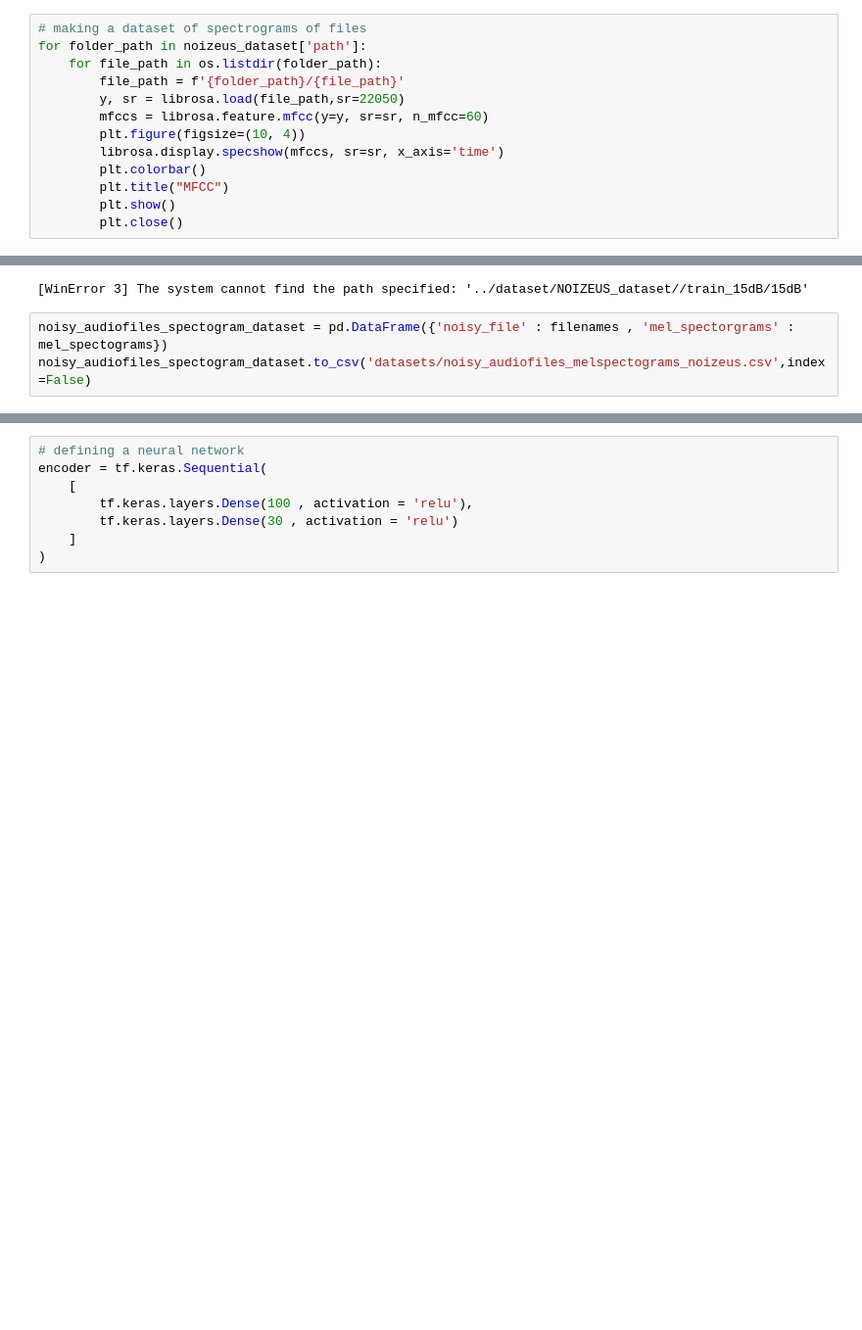
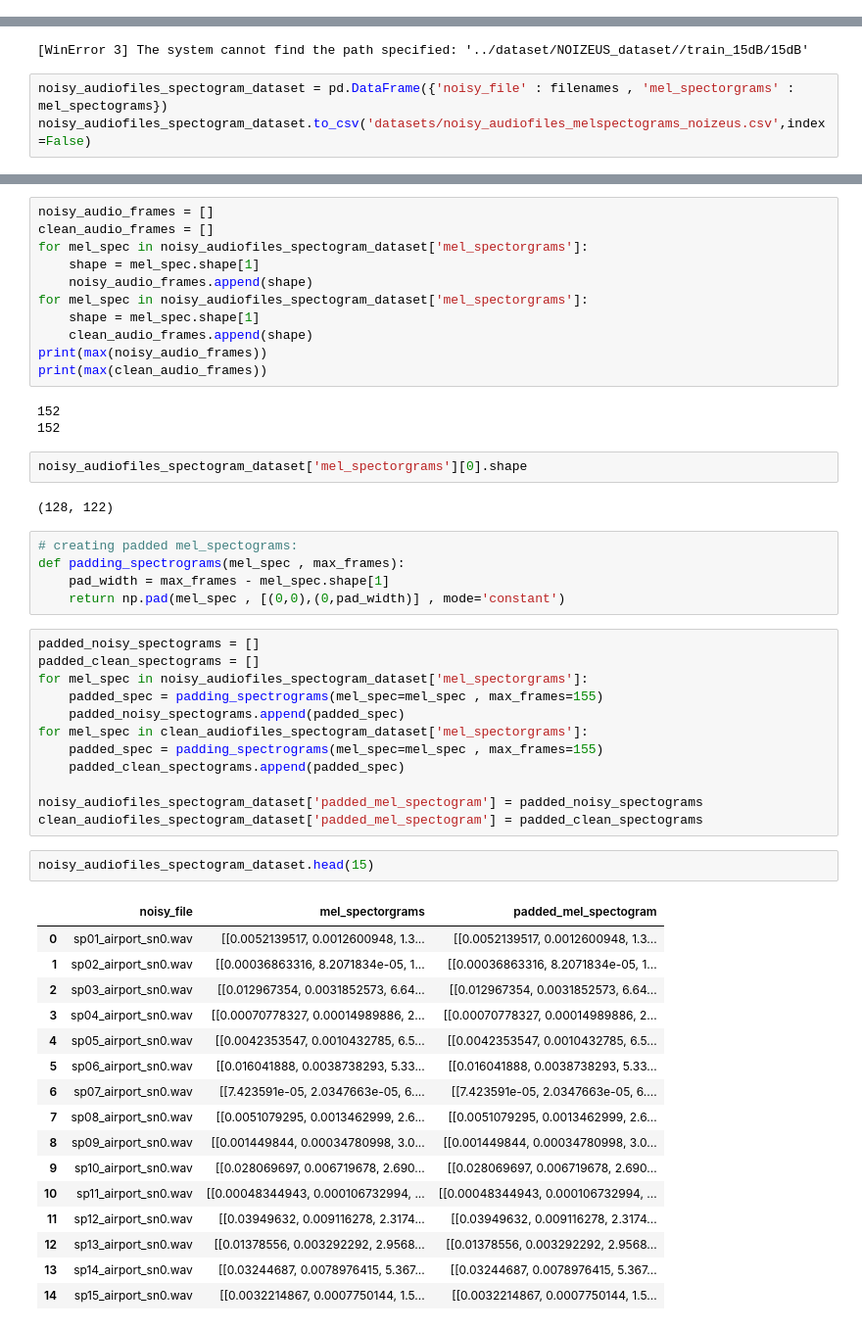
Before and after one commit to Cod-Am/Noise-Reduction-in-Speech, a Jupyter notebook: denoising_autoencoder.ipynb, the cells around one changed output, grey strips where cells are left out. Shown at 98% size. Drawn from its saved outputs; the diff is of its cells as text; blank space fills up the shorter version.

```diff
--- a/denoising_autoencoder.ipynb
+++ b/denoising_autoencoder.ipynb
@@ -42,19 +43,6 @@ for place in place_array:
 # %%
 noizeus_dataset = pd.DataFrame({'path' : audio_file_paths})
 noizeus_dataset.to_csv('datasets/noizeus_dataset_audio_file_paths.csv')
-# %%
-# making a dataset of spectrograms of files
-for folder_path in noizeus_dataset['path']:
-    for file_path in os.listdir(folder_path):
-        file_path = f'{folder_path}/{file_path}'
-        y, sr = librosa.load(file_path,sr=22050)
-        mfccs = librosa.feature.mfcc(y=y, sr=sr, n_mfcc=60)
-        plt.figure(figsize=(10, 4))
-        librosa.display.specshow(mfccs, sr=sr, x_axis='time')
-        plt.colorbar()
-        plt.title("MFCC")
-        plt.show()
-        plt.close()
 # %%
 filenames = []
 mel_spectograms = []
@@ -112,9 +100,55 @@ clean_audiofiles_spectogram_dataset = pd.DataFrame({'noisy_file' : filenames , '
 clean_audiofiles_spectogram_dataset.to_csv('datasets/clean_audiofiles_melspectograms_noizeus.csv',index=False)
-# %%
-# defining a neural network
-encoder = tf.keras.Sequential(
-    [
-        tf.keras.layers.Dense(100 , activation = 'relu'),
-        tf.keras.layers.Dense(30 , activation = 'relu')
-    ]
-)
+# %%
+noisy_audio_frames = []
+clean_audio_frames = []
+for mel_spec in noisy_audiofiles_spectogram_dataset['mel_spectorgrams']:
+    shape = mel_spec.shape[1]
+    noisy_audio_frames.append(shape)
+for mel_spec in noisy_audiofiles_spectogram_dataset['mel_spectorgrams']:
+    shape = mel_spec.shape[1]
+    clean_audio_frames.append(shape)
+print(max(noisy_audio_frames))
+print(max(clean_audio_frames))
+# %% [output]
+152
+152
+# %%
+noisy_audiofiles_spectogram_dataset['mel_spectorgrams'][0].shape
+# %% [output]
+(128, 122)
+# %%
+# creating padded mel_spectograms:
+def padding_spectrograms(mel_spec , max_frames):
+    pad_width = max_frames - mel_spec.shape[1]
+    return np.pad(mel_spec , [(0,0),(0,pad_width)] , mode='constant')
+# %%
+padded_noisy_spectograms = []
+padded_clean_spectograms = []
+for mel_spec in noisy_audiofiles_spectogram_dataset['mel_spectorgrams']:
+    padded_spec = padding_spectrograms(mel_spec=mel_spec , max_frames=155)
+    padded_noisy_spectograms.append(padded_spec)
+for mel_spec in clean_audiofiles_spectogram_dataset['mel_spectorgrams']:
+    padded_spec = padding_spectrograms(mel_spec=mel_spec , max_frames=155)
+    padded_clean_spectograms.append(padded_spec)
+
+noisy_audiofiles_spectogram_dataset['padded_mel_spectogram'] = padded_noisy_spectograms
+clean_audiofiles_spectogram_dataset['padded_mel_spectogram'] = padded_clean_spectograms
+# %%
+noisy_audiofiles_spectogram_dataset.head(15)
+# %% [output]
+|  | noisy_file | mel_spectorgrams | padded_mel_spectogram |
+| 0 | sp01_airport_sn0.wav | [[0.0052139517, 0.0012600948, 1.3... | [[0.0052139517, 0.0012600948, 1.3... |
+| 1 | sp02_airport_sn0.wav | [[0.00036863316, 8.2071834e-05, 1... | [[0.00036863316, 8.2071834e-05, 1... |
+| 2 | sp03_airport_sn0.wav | [[0.012967354, 0.0031852573, 6.64... | [[0.012967354, 0.0031852573, 6.64... |
+| 3 | sp04_airport_sn0.wav | [[0.00070778327, 0.00014989886, 2... | [[0.00070778327, 0.00014989886, 2... |
+| 4 | sp05_airport_sn0.wav | [[0.0042353547, 0.0010432785, 6.5... | [[0.0042353547, 0.0010432785, 6.5... |
+| 5 | sp06_airport_sn0.wav | [[0.016041888, 0.0038738293, 5.33... | [[0.016041888, 0.0038738293, 5.33... |
+| 6 | sp07_airport_sn0.wav | [[7.423591e-05, 2.0347663e-05, 6.... | [[7.423591e-05, 2.0347663e-05, 6.... |
+| 7 | sp08_airport_sn0.wav | [[0.0051079295, 0.0013462999, 2.6... | [[0.0051079295, 0.0013462999, 2.6... |
+| 8 | sp09_airport_sn0.wav | [[0.001449844, 0.00034780998, 3.0... | [[0.001449844, 0.00034780998, 3.0... |
+| 9 | sp10_airport_sn0.wav | [[0.028069697, 0.006719678, 2.690... | [[0.028069697, 0.006719678, 2.690... |
+| 10 | sp11_airport_sn0.wav | [[0.00048344943, 0.000106732994, ... | [[0.00048344943, 0.000106732994, ... |
+| 11 | sp12_airport_sn0.wav | [[0.03949632, 0.009116278, 2.3174... | [[0.03949632, 0.009116278, 2.3174... |
+| 12 | sp13_airport_sn0.wav | [[0.01378556, 0.003292292, 2.9568... | [[0.01378556, 0.003292292, 2.9568... |
+| 13 | sp14_airport_sn0.wav | [[0.03244687, 0.0078976415, 5.367... | [[0.03244687, 0.0078976415, 5.367... |
+| 14 | sp15_airport_sn0.wav | [[0.0032214867, 0.0007750144, 1.5... | [[0.0032214867, 0.0007750144, 1.5... |
```
Also changed, not shown: parts of 8 cells of this notebook, 1 other file.
